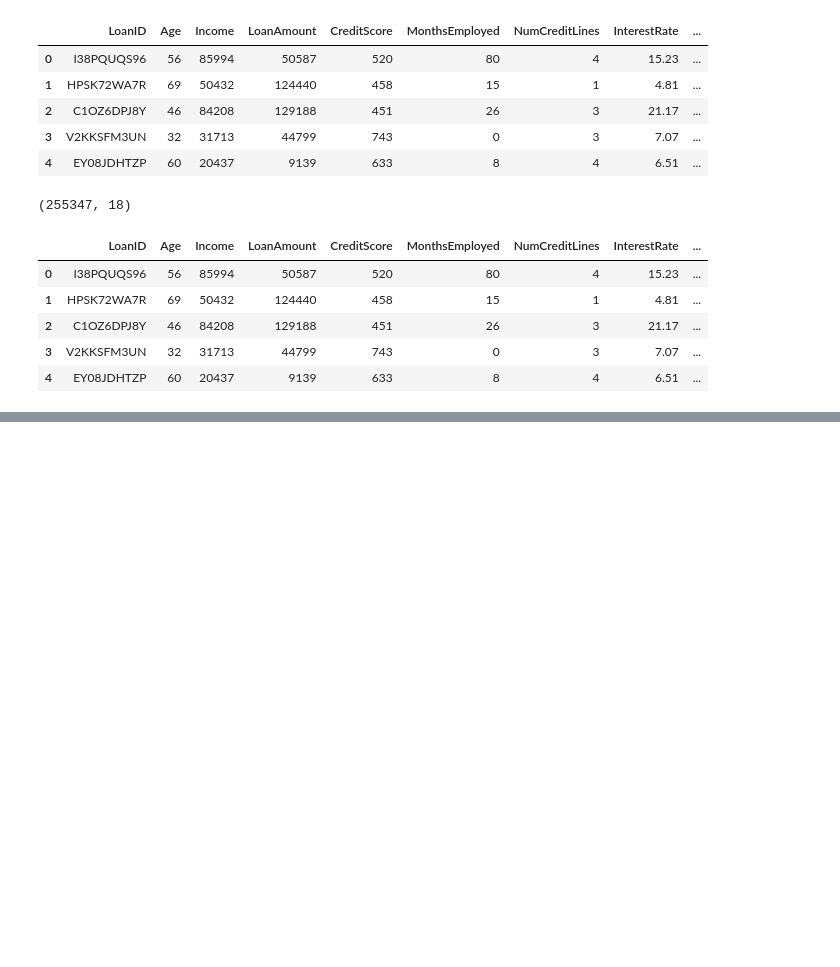
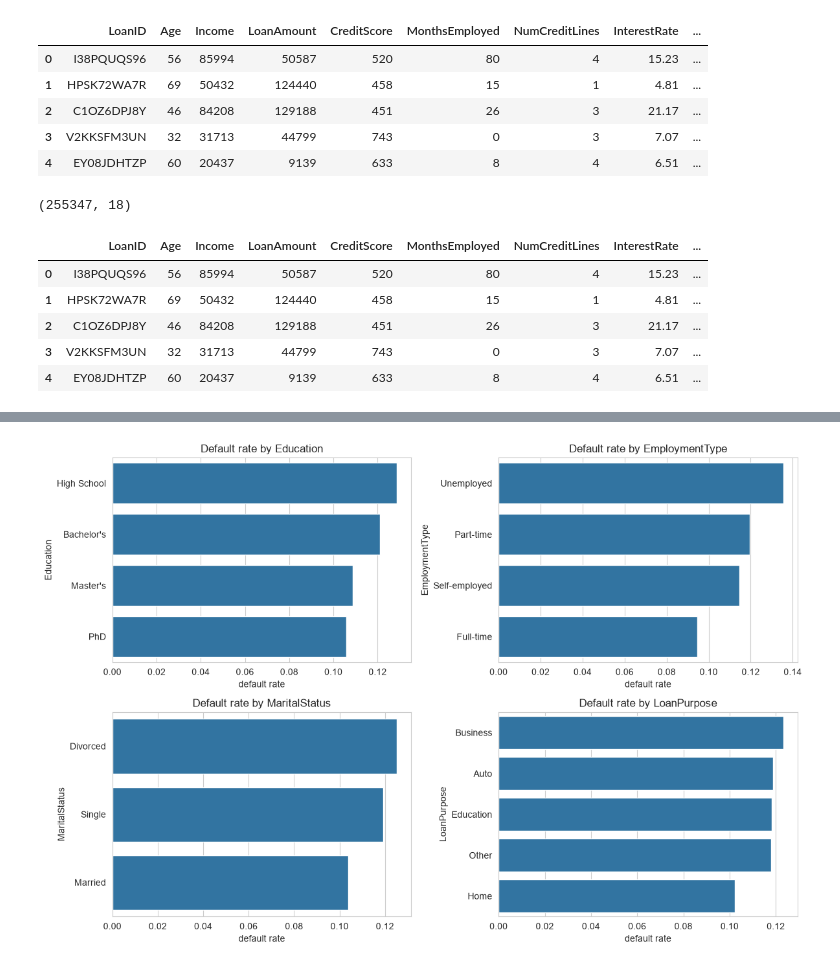
Before and after one commit to SrinuGonthini/loan-default-prediction-api, a Jupyter notebook: notebooks/01_eda.ipynb, the cells around one changed output, grey strips where cells are left out. Drawn from its saved outputs; the diff is of its cells as text; code cells hidden in the pictures; blank space fills up the shorter version.

```diff
--- a/notebooks/01_eda.ipynb
+++ b/notebooks/01_eda.ipynb
@@ -284,0 +310,12 @@ read_from_db('SELECT "Default","Education", COUNT(*) FROM loans GROUP BY "Defaul
+# %%
+fig, axes = plt.subplots(2,2, figsize=(12,8))
+for ax, col in zip(axes.ravel(),["Education", "EmploymentType",	"MaritalStatus","LoanPurpose"]):
+    rate = df.groupby(col)["Default"].mean().sort_values(ascending=False)
+    sns.barplot(x=rate.values, y=rate.index, ax=ax)
+    ax.set_title(f"Default rate by {col}")
+    ax.set_xlabel("default rate")
+plt.tight_layout()
+plt.savefig(FIG / "02_default_by_category.png",dpi=150)
+plt.show();
+# %% [output]
+[figure, added]
```
Also changed, not shown: parts of 13 cells of this notebook, 7 other files.
